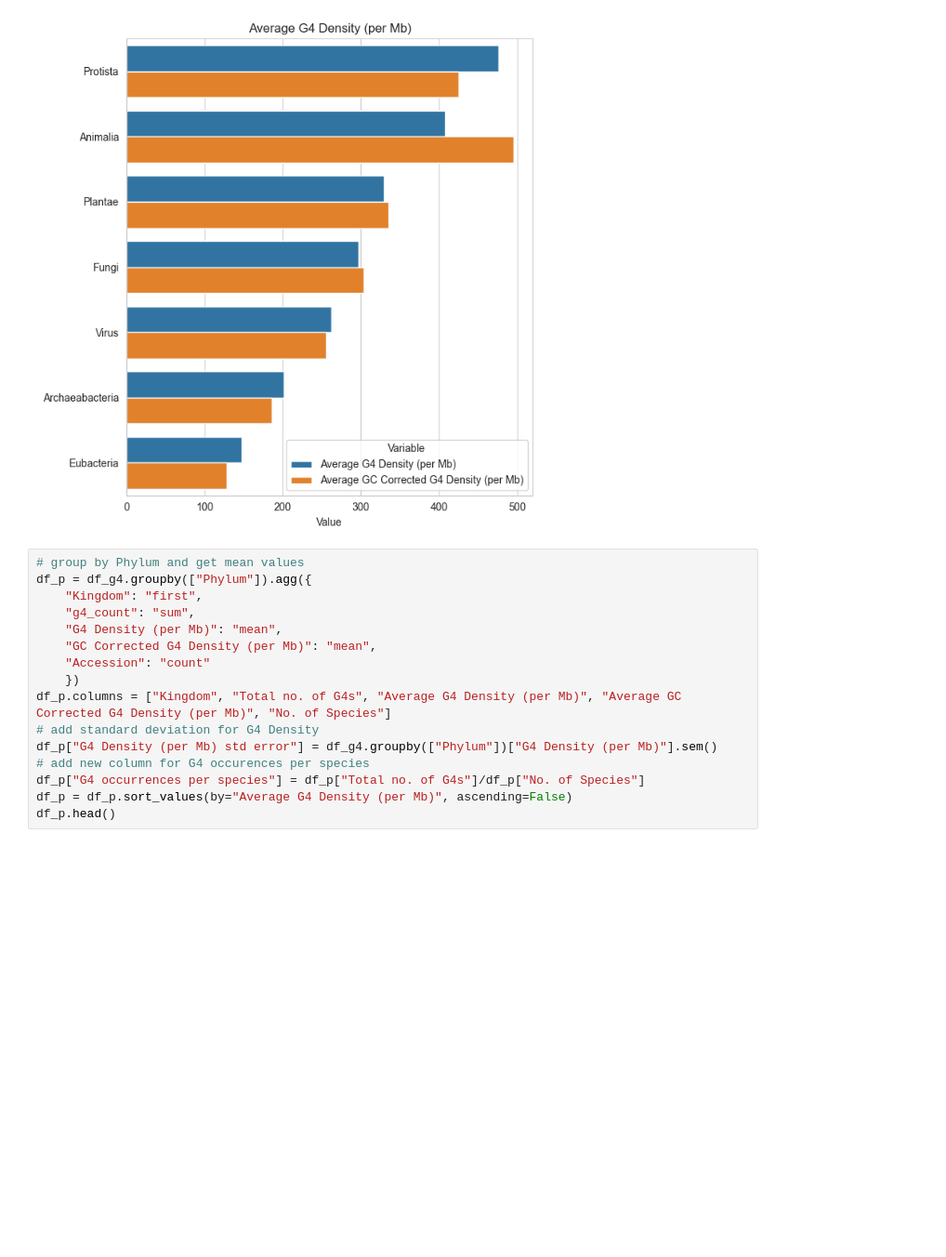
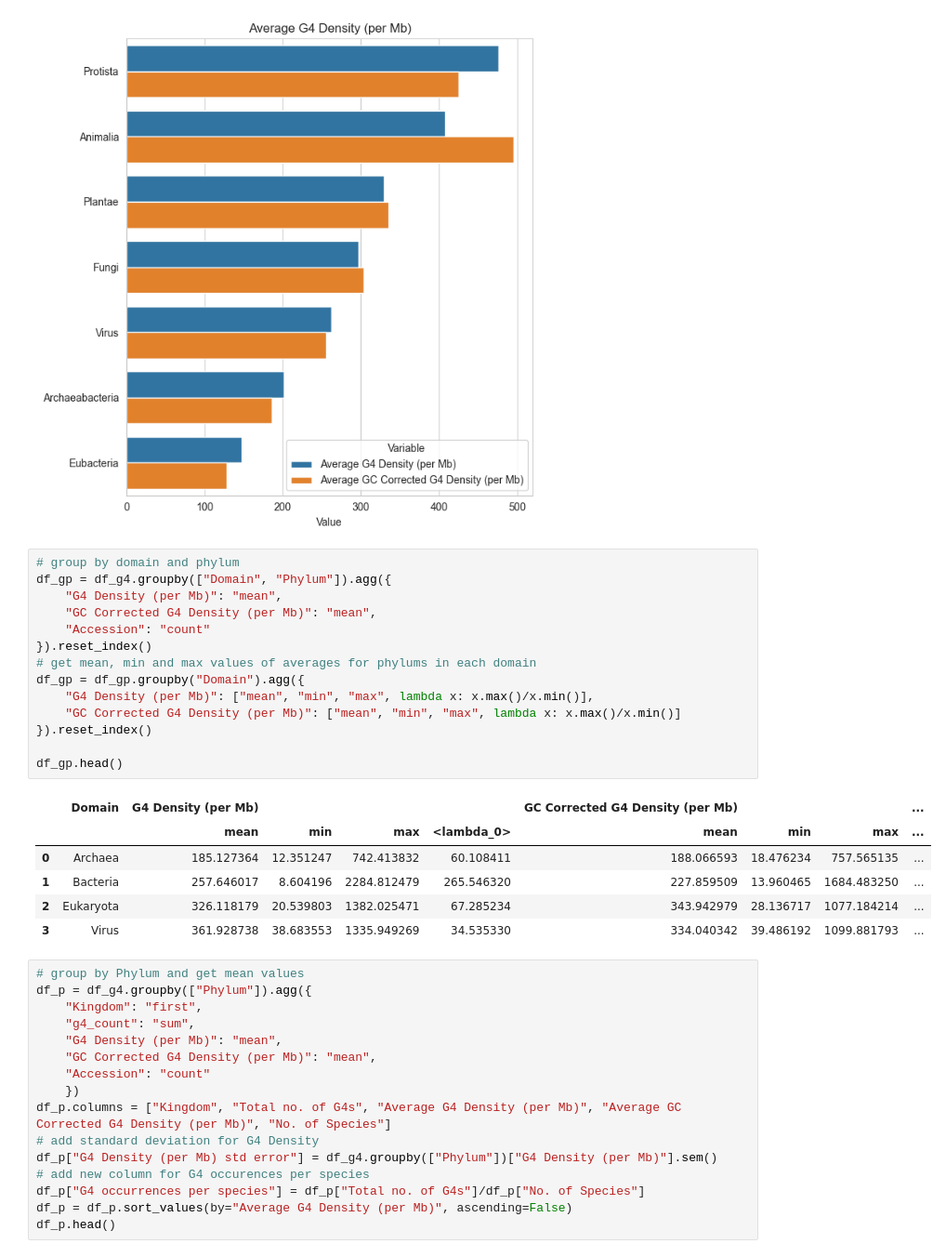
Before and after one commit to Georgakopoulos-Soares-lab/Quadrupia, a Jupyter notebook: notebooks/6_g4_density_by_kingdom_phylum_g4hunter.ipynb, the cells around one changed output. Shown at 93% size. Cells and saved outputs as stored; diff of their text form; blank space fills up the shorter version.

```diff
--- a/notebooks/6_g4_density_by_kingdom_phylum_g4hunter.ipynb
+++ b/notebooks/6_g4_density_by_kingdom_phylum_g4hunter.ipynb
@@ -107,6 +107,27 @@ plt.ylabel("")
 # %% [output]
 Text(-29.027777777777786, 0.5, '')
 [figure]
+# %%
+# group by domain and phylum
+df_gp = df_g4.groupby(["Domain", "Phylum"]).agg({
+	"G4 Density (per Mb)": "mean",
+	"GC Corrected G4 Density (per Mb)": "mean",
+	"Accession": "count"
+}).reset_index()
+# get mean, min and max values of averages for phylums in each domain
+df_gp = df_gp.groupby("Domain").agg({
+	"G4 Density (per Mb)": ["mean", "min", "max", lambda x: x.max()/x.min()],
+	"GC Corrected G4 Density (per Mb)": ["mean", "min", "max", lambda x: x.max()/x.min()]
+}).reset_index()
+
+df_gp.head()
+# %% [output]
+|  | Domain | G4 Density (per Mb) |  |  |  | GC Corrected G4 Density (per Mb) |  |  | ... |
+|  |  | mean | min | max | <lambda_0> | mean | min | max | ... |
+| 0 | Archaea | 185.127364 | 12.351247 | 742.413832 | 60.108411 | 188.066593 | 18.476234 | 757.565135 | ... |
+| 1 | Bacteria | 257.646017 | 8.604196 | 2284.812479 | 265.546320 | 227.859509 | 13.960465 | 1684.483250 | ... |
+| 2 | Eukaryota | 326.118179 | 20.539803 | 1382.025471 | 67.285234 | 343.942979 | 28.136717 | 1077.184214 | ... |
+| 3 | Virus | 361.928738 | 38.683553 | 1335.949269 | 34.535330 | 334.040342 | 39.486192 | 1099.881793 | ... |
 # %%
 # group by Phylum and get mean values
 df_p = df_g4.groupby(["Phylum"]).agg({
```
Also changed, not shown: 3 other files.
